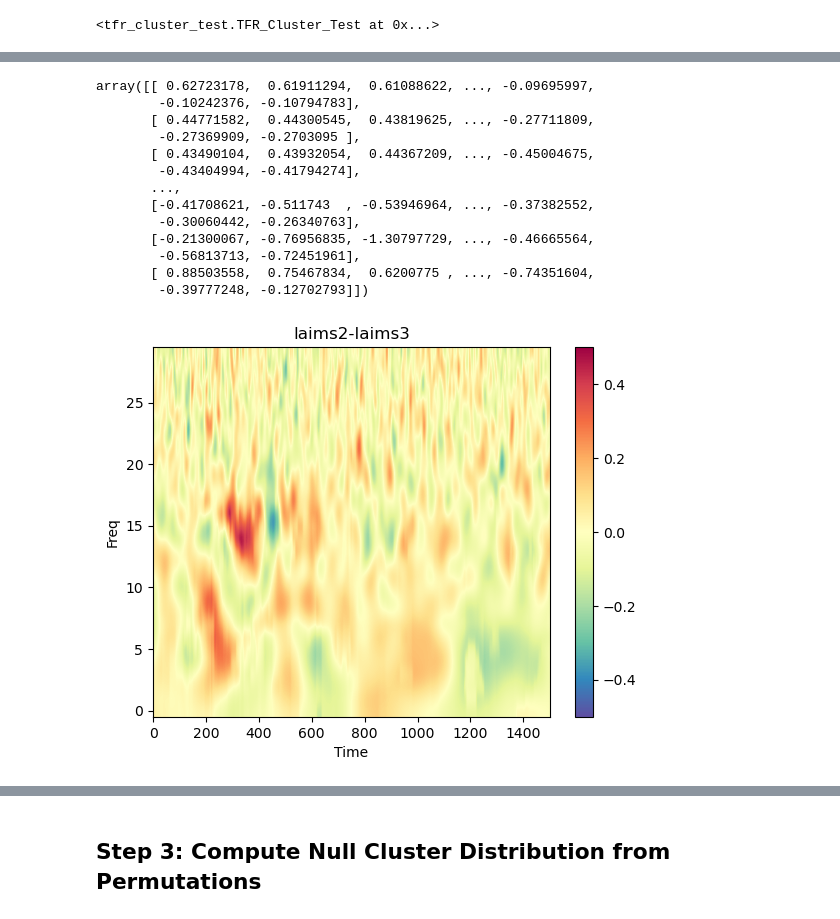
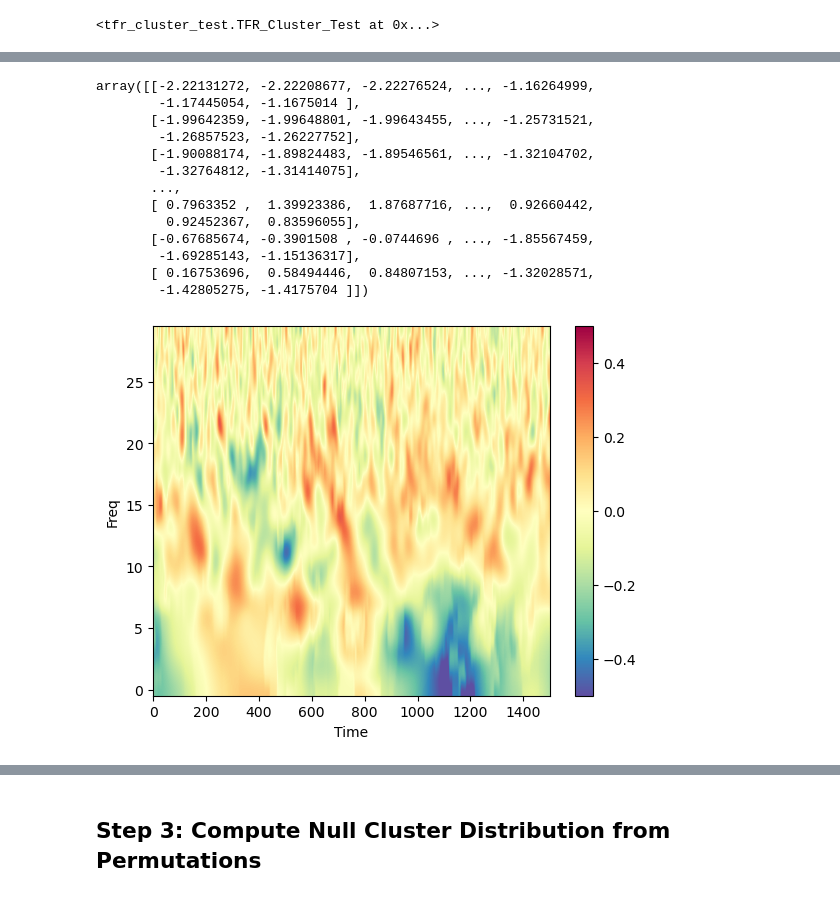
Before and after one commit to aliefink/NeuroCluster, a Jupyter notebook: notebooks/NeuroCluster_template.ipynb, the cells around one changed output, grey strips where cells are left out. Drawn from its saved outputs; the diff is of its cells as text; code cells hidden in the pictures.

Commit message:
Create sample data & start template notebook

```diff
--- a/notebooks/NeuroCluster_template.ipynb
+++ b/notebooks/NeuroCluster_template.ipynb
@@ -68,3 +53,6 @@ sys.path.append(f'{base_dir}')
 from tfr_cluster_test import *
 from helper_utils import *
 # from plotting_utils import *
+# %%
+sample_ieeg_data     = np.load(open(f'{sample_data_dir}sample_tfr_data.bin','rb'))
+sample_behavior_data = pd.read_csv(f'{sample_data_dir}sample_behavior_data.csv')
@@ -141,0 +83,7 @@ elif current_user == 'christina':
+# %%
+# regression predictor variables
+multi_reg_vars = ['outcome','error']
+# set main predictor of interest for permutations
+permute_var = 'error'
+# subset input dataframe to include only multi_reg_vars
+predictor_data = sample_behavior_data.copy()[multi_reg_vars]
@@ -161,0 +110,5 @@ predictor_data
+# %%
+channel_idx = -3
+# tfr_data = np.squeeze(sample_ieeg_data[:,channel_idx,:,:])
+tfr_data = sample_ieeg_data[:,channel_idx,:,:]
+tfr_data.shape
@@ -162,5 +137,5 @@ predictor_data
 # %%
-cluster_test  = TFR_Cluster_Test(tfr_data,predictor_data,permute_var,ch_name,alternative='two-sided')
+cluster_test  = TFR_Cluster_Test(tfr_data,predictor_data,permute_var)
 cluster_test
 # %% [output]
 <tfr_cluster_test.TFR_Cluster_Test at 0x...>
@@ -176,28 +151,28 @@ betas, tstats = cluster_test.tfr_regression()
 # %%
 tstats
 # %% [output]
-array([[ 0.62723178,  0.61911294,  0.61088622, ..., -0.09695997,
-        -0.10242376, -0.10794783],
-       [ 0.44771582,  0.44300545,  0.43819625, ..., -0.27711809,
-        -0.27369909, -0.2703095 ],
-       [ 0.43490104,  0.43932054,  0.44367209, ..., -0.45004675,
-        -0.43404994, -0.41794274],
+array([[-2.22131272, -2.22208677, -2.22276524, ..., -1.16264999,
+        -1.17445054, -1.1675014 ],
+       [-1.99642359, -1.99648801, -1.99643455, ..., -1.25731521,
+        -1.26857523, -1.26227752],
+       [-1.90088174, -1.89824483, -1.89546561, ..., -1.32104702,
+        -1.32764812, -1.31414075],
        ...,
-       [-0.41708621, -0.511743  , -0.53946964, ..., -0.37382552,
-        -0.30060442, -0.26340763],
-       [-0.21300067, -0.76956835, -1.30797729, ..., -0.46665564,
-        -0.56813713, -0.72451961],
-       [ 0.88503558,  0.75467834,  0.6200775 , ..., -0.74351604,
-        -0.39777248, -0.12702793]])
+       [ 0.7963352 ,  1.39923386,  1.87687716, ...,  0.92660442,
+         0.92452367,  0.83596055],
+       [-0.67685674, -0.3901508 , -0.0744696 , ..., -1.85567459,
+        -1.69285143, -1.15136317],
+       [ 0.16753696,  0.58494446,  0.84807153, ..., -1.32028571,
+        -1.42805275, -1.4175704 ]])
 # %%
 plt.imshow(betas, interpolation = 'Bicubic',cmap='Spectral_r', aspect='auto',origin='lower',vmin=-.5,vmax=.5)
 plt.colorbar()
 plt.ylabel('Freq')
 plt.xlabel('Time')
-plt.title(f'{power_epochs.ch_names[16]}')
+# plt.title(f'{power_epochs.ch_names[16]}')
 plt.show()
 # %% [output]
-[figure, old version]
+[figure, new version]
 # %%
 plt.imshow(tstats, interpolation = 'Bicubic',cmap='Spectral_r', aspect='auto',origin='lower',vmin=-.5,vmax=.5)
 plt.colorbar()
```
Also changed, not shown: parts of 51 cells of this notebook, 6 other files.
